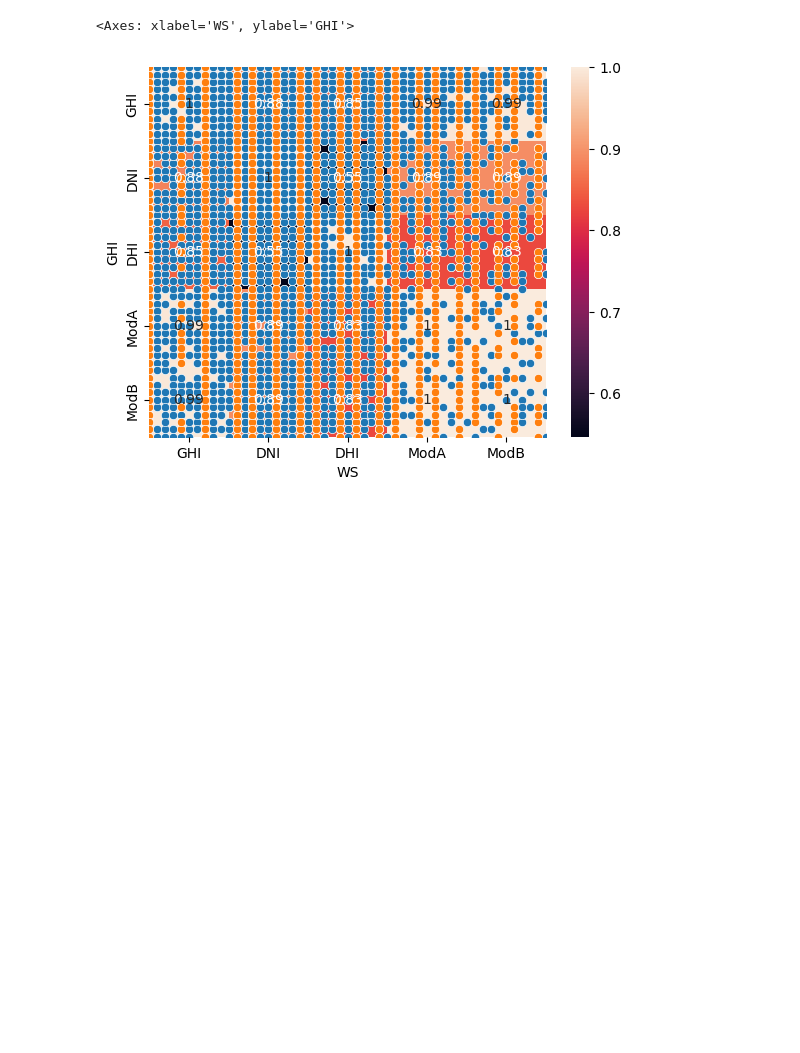
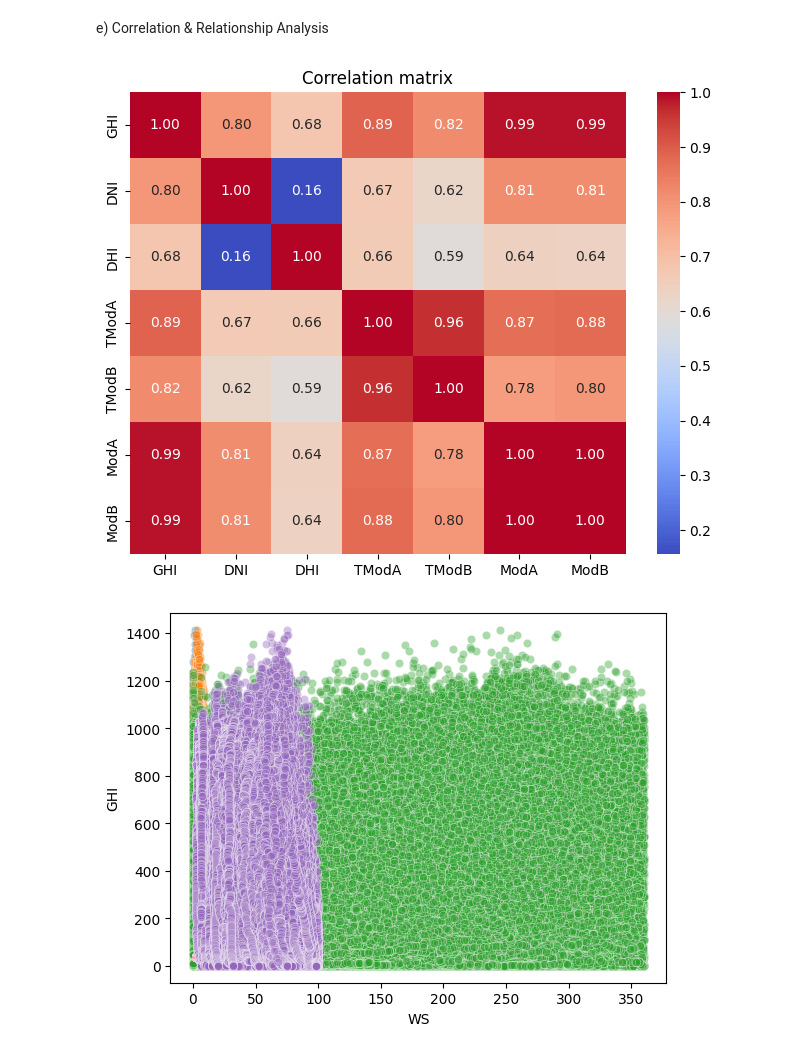
Before and after one commit to mihret7/solar-challenge-week0, a Jupyter notebook: notebooks/benin_eda.ipynb, the cells around one changed output. Drawn from its saved outputs; the diff is of its cells as text; code cells hidden in the pictures; blank space fills up the shorter version.

```diff
--- a/notebooks/benin_eda.ipynb
+++ b/notebooks/benin_eda.ipynb
@@ -69 +109,5 @@ For example, when doing 'df[col].method(value, inplace=True)', try using 'df.met
+# %%
+# Remove obviously incorrect values (example: negative solar irradiance)
+
+df = df[df['GHI'] >= 0]   # drop negative GHI rows if they are impossible
 # %%
@@ -100,0 +119,14 @@ sns.barplot(data=df, x='outlier_flag', y='ModB')
+# %%
+# Ensure Timestamp is datetime and set as index
+# If Timestamp is still a column, convert to datetime
+if 'Timestamp' in df.columns:
+    df['Timestamp'] = pd.to_datetime(df['Timestamp'], errors='coerce')
+    df = df.dropna(subset=['Timestamp'])  # remove rows with invalid timestamps
+    df = df.set_index('Timestamp')        # set as index
+else:
+    # Already index, ensure it's datetime
+    df.index = pd.to_datetime(df.index, errors='coerce')
+    df = df.dropna()  # drop any rows where conversion failed
+
+# Sort by time
+df = df.sort_index()
@@ -101,12 +176,31 @@ sns.barplot(data=df, x='outlier_flag', y='ModB')
+# %% [markdown]
+e) Correlation & Relationship Analysis
 # %%
-# Correlation heatmap
-sns.heatmap(df[['GHI', 'DNI', 'DHI', 'ModA', 'ModB']].corr(), annot=True)
+"""
+Correlations reveal linear relationships between irradiance and module temperatures/outputs.
 
-# Scatter plots
-sns.scatterplot(data=df, x='WS', y='GHI')
-sns.scatterplot(data=df, x='WSgust', y='GHI')
-sns.scatterplot(data=df, x='RH', y='Tamb')
-sns.scatterplot(data=df, x='RH', y='GHI')
+Heatmap and scatterplots show pairwise relationships.
+"""
+import seaborn as sns
+
+# Heatmap
+corr_cols = ['GHI','DNI','DHI','TModA','TModB','ModA','ModB']
+corr = df[corr_cols].corr()
+plt.figure(figsize=(8,6))
+sns.heatmap(corr, annot=True, fmt=".2f", cmap='coolwarm')
+plt.title('Correlation matrix')
+plt.show()
+
+# Scatter plots for irradiance vs wind
+sns.scatterplot(data=df, x='WS', y='GHI', alpha=0.4)
+sns.scatterplot(data=df, x='WSgust', y='GHI', alpha=0.4)
+sns.scatterplot(data=df, x='WD', y='GHI', alpha=0.4)
+
+# Scatter plots for humidity vs temperature/irradiance
+sns.scatterplot(data=df, x='RH', y='Tamb', alpha=0.4)
+sns.scatterplot(data=df, x='RH', y='GHI', alpha=0.4)
+
+plt.show()
 # %% [output]
-<Axes: xlabel='WS', ylabel='GHI'>
-[figure, old version]
+[figure, new version]
+[figure, added]
```
Also changed, not shown: parts of 26 cells of this notebook.
